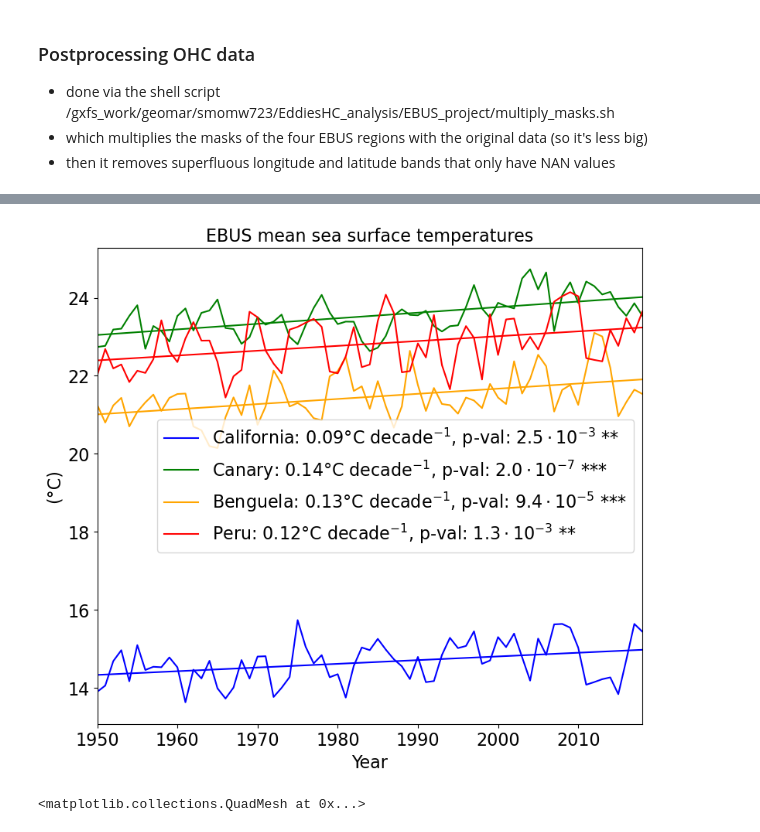
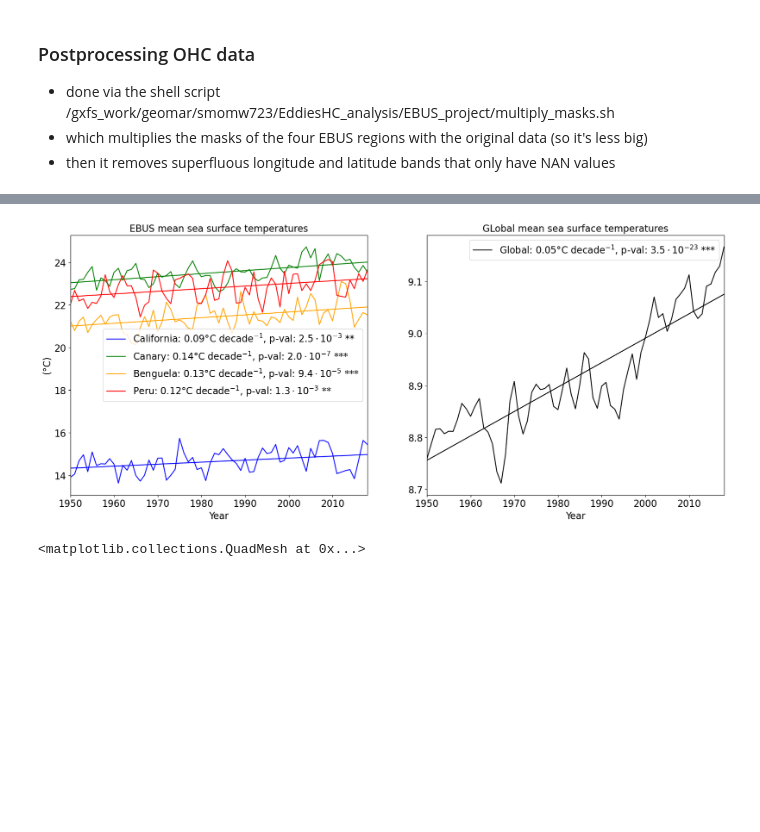
Before and after one commit to mauricehuguenin/EBUS_sst, a Jupyter notebook: Mixed_layer_depth_OHC_budget_with_interpolated_data_reduced.ipynb, the cells around one changed output, grey strips where cells are left out. Cells and saved outputs as stored; diff of their text form; code cells hidden in the pictures; blank space fills up the shorter version.

```diff
--- a/Mixed_layer_depth_OHC_budget_with_interpolated_data_reduced.ipynb
+++ b/Mixed_layer_depth_OHC_budget_with_interpolated_data_reduced.ipynb
@@ -216,7 +217,8 @@ for f in range(4): # loop through the four EBUS regions
     plt.ylabel('(°C month$^{-1}$)', fontsize=16); plt.xlabel('Year', fontsize=16)
     plt.xticks(fontsize=16); plt.yticks(fontsize=16)
 
-    plt.ylim([-3.5,3.5]); plt.xlim([1950,2018]) # set y axis limit
+    #plt.ylim([-3.5,3.5]);
+    plt.xlim([1950,2018]) # set y axis limit
     # suppress superfluous labels
     if f in [1,3]: ax1.set_yticklabels([]); ax1.set(ylabel=None)
     if f in [0,1]: ax1.set_xticklabels([]); ax1.set(xlabel=None)
@@ -237,9 +238,0 @@ Wall time: 20.2 s
-# %%
-%%time
-import scipy
-time = np.linspace(1950,2018,len(ds.year)) # monthly time series
-colours = ['blue', 'green', 'orange', 'red', 'k']
-sst = xr.open_mfdataset('/gxfs_work/geomar/smomw447/models/esm-experiments/FOCI2.0_MH009_cmip6hist_ESM_1949CC105_incl-OHC-DIC-budgets/outdata/nemo/remapped/FOCI2.0_MH009_cmip6hist_ESM_1949CC105_incl-OHC-DIC-budgets_1m_19500101_20181231_grid_T_trendcorrected_r360x180.nc').sosstsst
-#sst = sst.weighted(area_weighting).mean(dim=(['lon', 'lat']))
-sst = sst.groupby('time_counter.year').mean('time_counter').load()
-# Wall time: 5mins
@@ -247,0 +239,26 @@ KeyboardInterrupt
+# %%
+%%time
+import scipy
+# if file already exists, skip this iteration of the loop
+for f in range(1):
+    if os.path.exists('/gxfs_work/geomar/smomw723/' + 'EddiesHC_analysis/EBUS_project/'+'Global_SST_time_series.nc'):
+        print('Global SST.nc file already created')
+        continue
+    else:
+        print(str(year) + ' ' + dataset[s] + ' OHC budget creating now')
+        time = np.linspace(1950,2018,len(ds.year)) # monthly time series
+        colours = ['blue', 'green', 'orange', 'red', 'k']
+        sst = xr.open_mfdataset('/gxfs_work/geomar/smomw447/models/esm-experiments/FOCI2.0_MH009_cmip6hist_ESM_1949CC105_incl-OHC-DIC-budgets/outdata/nemo/remapped/FOCI2.0_MH009_cmip6hist_ESM_1949CC105_incl-OHC-DIC-budgets_1m_19500101_20181231_grid_T_trendcorrected_r360x180.nc').sosstsst
+        sst = sst.groupby('time_counter.year').mean('time_counter').mean(['lat', 'lon']).load()
+
+        # add attributes for good metadata
+        sst.attrs = {
+            'Author': 'Maurice F. Huguenin',
+            'Affiliation': 'GEOMAR Helmholtz Centre for Ocean Research Kiel',
+            'Project': 'DFG project CHOICE: Ocean heat and carbon storage under ambitious emission mitigation',
+            'Data set': 'FOCI2.0_MH009_cmip6hist_ESM_1949CC105_incl-OHC-DIC-budgets global SST time series',
+            'Unit': '[°C]',
+            'Created': datetime.today().strftime('%Y-%m-%d'),
+            'Mail': 'mhuguenin-virchaux@geomar.de',
+            'Funding': 'DFG funding code 538865427'}
+        sst.to_netcdf('/gxfs_work/geomar/smomw723/' + 'EddiesHC_analysis/EBUS_project/'+'Global_SST_time_series.nc', engine='netcdf4')
@@ -248,7 +269,7 @@ KeyboardInterrupt
 # %%
 %%time
 plt.figure(figsize=(20,8))
-for f in [0,1,2,3]:#range(5):
+for f in range(5):
     if f in [0,1,2,3]:
         ds = xr.open_mfdataset('/gxfs_work/geomar/smomw723/EddiesHC_analysis/EBUS_project/'+'output_'+maske[f][:3]+'_grid_T.nc').sosstsst.mean(['lat', 'lon'])
         ds = ds.groupby('time_counter.year').mean('time_counter')
@@ -298,4 +319,4 @@ Wall time: 28 s
-[figure, old version]
+[figure, new version]
 # %%
         if year == 1950: # at the start of the data, I miss one time step because of the differentiation
             nan_step = xr.full_like(dHdt_lhs.isel(time_counter=0), np.nan).expand_dims(time_counter=[sum_rhs.time_counter.values[0]])
```
Also changed, not shown: parts of 7 cells of this notebook.
